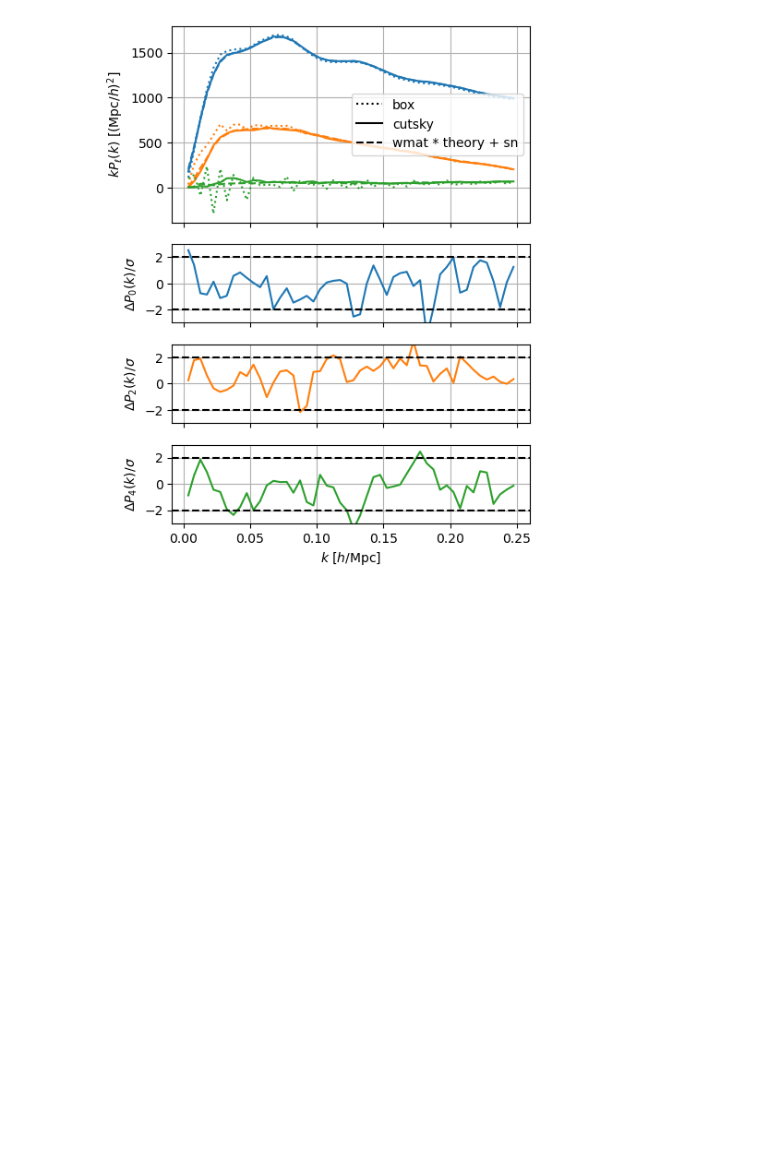
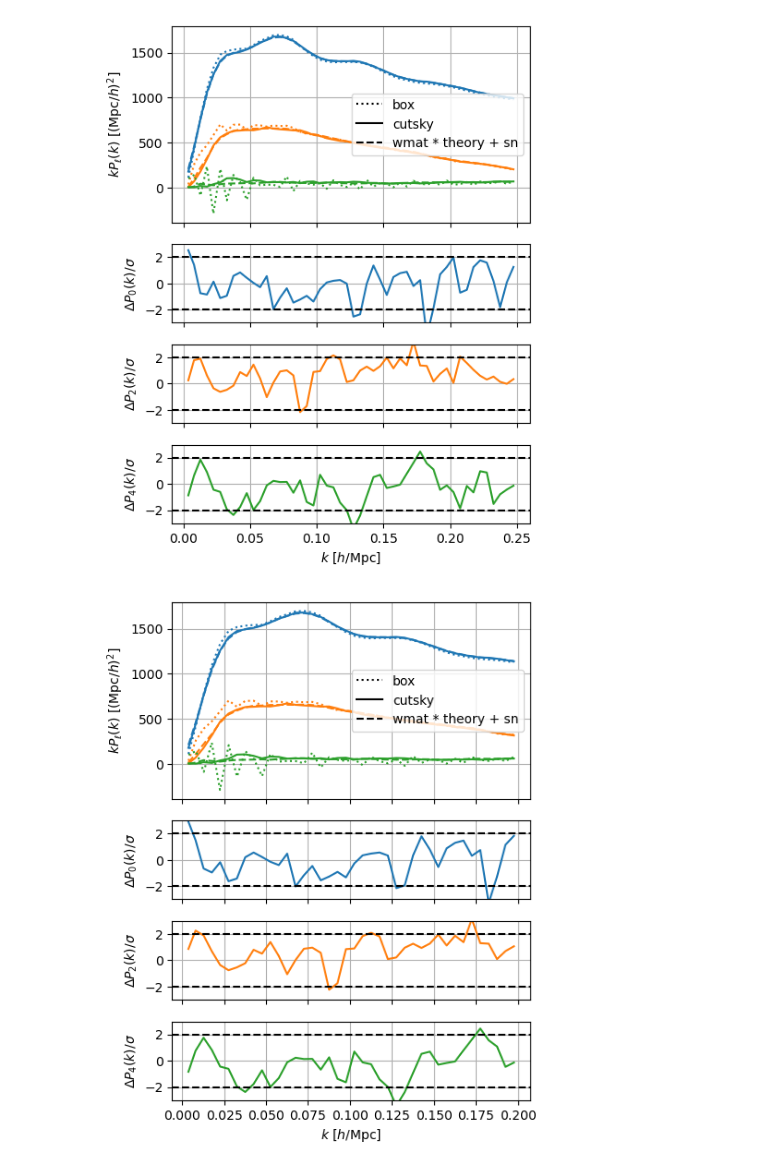
Before and after one commit to adematti/jax-power, a Jupyter notebook: scripts/window_abacus_hf.ipynb, the cells around one changed output. Drawn from its saved outputs; the diff is of its cells as text; code cells hidden in the pictures; blank space fills up the shorter version.

```diff
--- a/scripts/window_abacus_hf.ipynb
+++ b/scripts/window_abacus_hf.ipynb
@@ -88,3 +121,32 @@ def plot_validation(pk_box, pk_cutsky, pk_theory_callable, wmat, cov_cutsky, kli
 plot_validation(pk_box, pk_cutsky, pk_theory_callable, wmat_cutsky, cov_cutsky, fit_shotnoise=True)
 # %% [output]
 [figure]
+# %%
+pypower_wmat_cutsky = pypower_to_jaxpower(BaseMatrix.load(get_measurement_fn(imock=0, **catalog_args, kind='window_pypower')))
+pypower_wmat_cutsky = pypower_wmat_cutsky.slice(slice(0, None, rebin), axis='o')
+
+def rebin_wmat_theory(wmat, new):
+
+    def matrix_lininterp(xin, xout):
+        # Matrix for linear interpolation
+        toret = np.zeros((len(xin), len(xout)), dtype='f8')
+        for iout, xout in enumerate(xout):
+            iin = np.searchsorted(xin, xout, side='right') - 1
+            if 0 <= iin < len(xin) - 1:
+                frac = (xout - xin[iin]) / (xin[iin + 1] - xin[iin])
+                toret[iin, iout] = 1. - frac
+                toret[iin + 1, iout] = frac
+            elif np.isclose(xout, xin[-1]):
+                toret[iin, iout] = 1.
+        return toret
+
+    from scipy import linalg
+    rebin = linalg.block_diag(*[matrix_lininterp(new, old) for old, new in zip(wmat.theory.x(), new.x())])
+    return wmat.clone(theory=new, value=wmat.view().dot(rebin.T))  # rebinned window matrix
+
+pypower_wmat_cutsky = rebin_wmat_theory(pypower_wmat_cutsky, wmat_cutsky.theory)
+
+plot_validation(pk_box, pk_cutsky, pk_theory_callable, pypower_wmat_cutsky, cov_cutsky,
+                klim=(0., 0.2), fit_shotnoise=True)
+# %% [output]
+[figure, added]
```
Also changed, not shown: parts of 12 cells of this notebook, 5 other files.
